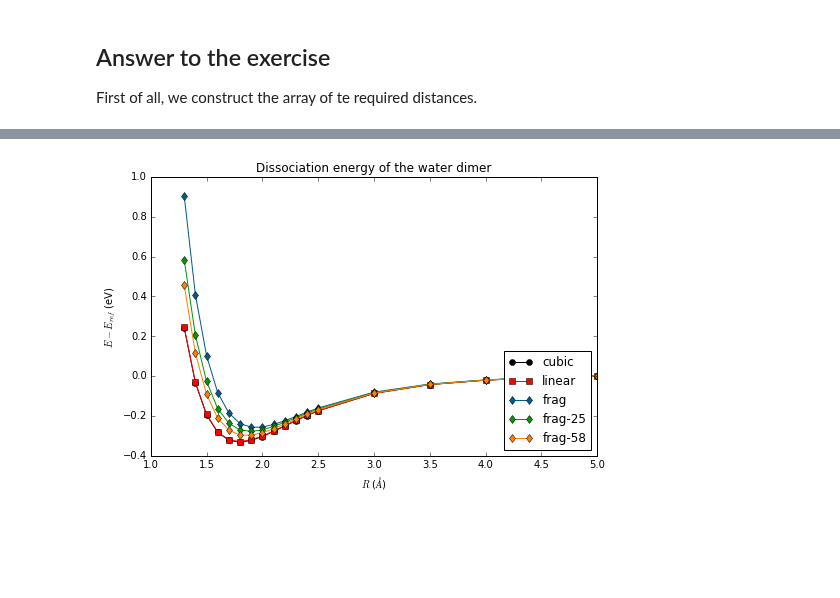
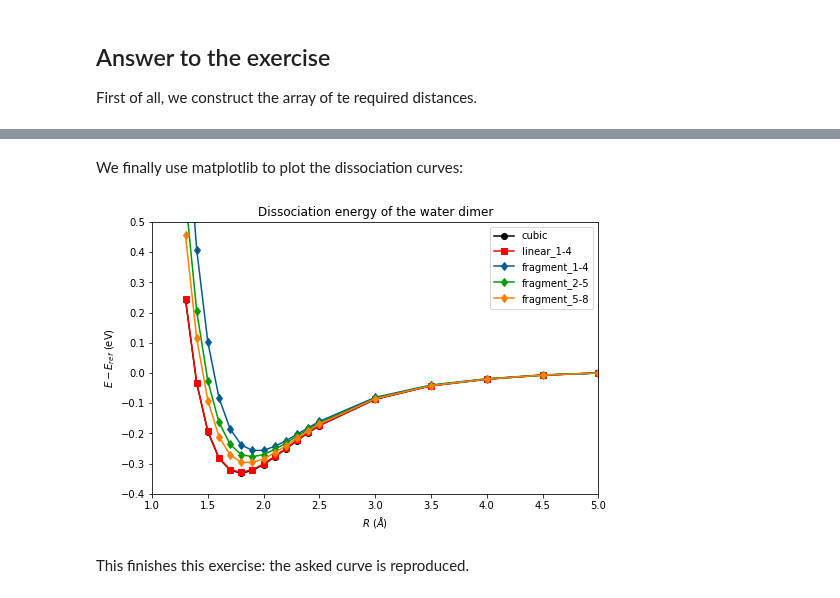
Before and after one commit to luigigenovese/BigDFT-nb, a Jupyter notebook: CDFT-H2O/calculations-dissociation-H2O-dimer.ipynb, the cells around one changed output, grey strips where cells are left out. Cells and saved outputs as stored; diff of their text form; code cells hidden in the pictures; blank space fills up the shorter version.

Commit message:
Changes in the fragment H2O tutorial

```diff
--- a/CDFT-H2O/calculations-dissociation-H2O-dimer.ipynb
+++ b/CDFT-H2O/calculations-dissociation-H2O-dimer.ipynb
@@ -196,8 +355,8 @@ Logfile log-dimer-5.0-linear.yaml does already exist!
 # %% [markdown]
 Compare the linear and fragment energies for the three different distances. You will notice that they are very similar for the large separation where the molecules are weakly interacting, with a moderate error for the equilibrium calculation and a very large error for the short distance. This is unsurprising, as the fragment approach is intended for well separated molecules and is expected to break down at small distances. In other terms, the basis set superposition error (BSSE) is large. When using the fragment approach it is therefore important to consider whether the approximation that it represents is valid in your case.
 # %%
-from BigDFT import Logfiles as lf
+dimer_logs = find_files('*_1-4/dimer_*/log-dimer.yaml')
 for logfile in dimer_logs:
     log = lf.Logfile(logfile)
-    print logfile+": "+str(log.energy)
+    print(logfile+": "+str(log.energy))
 # %% [output]
@@ -423,20 +601,19 @@ Logfile log-dimer-5.0-cubic.yaml does already exist!
 # %%
-#Collect the data
-HtoeV = 27.211396132 #Conversion Hartree to meV
-import glob
-names = [ 'cubic', 'linear', 'frag', 'frag-25', 'frag-58' ]
+HatoeV = 27.211396132 #Hartree to eV conversion factor
+setups = ['cubic', 'linear_1-4', 'fragment_1-4', 'fragment_2-5', 'fragment_5-8']
 curves = []
-for name in names:
-    lfiles = glob.glob('log-dimer-*-%s.yaml' % name)
-    lfiles.sort()
-    data = {'distances': [], 'energies': [], 'legend': name}
-    for fname in lfiles:
-        print fname,
-        log = lf.Logfile(fname)
+for setup in setups:
+    #lfiles = glob.glob('log-dimer-*-%s.yaml' % name)
+    logs = find_files(setup+"/dimer_*/log-dimer.yaml")
+    logs.sort()
+    data = {'distances': [], 'energies': [], 'legend': setup}
+    for logname in logs:
+        #print fname
+        log = lf.Logfile(logname)
         data['distances'].append(log.log['posinp']['positions'][3]['O'][0])
         data['energies'].append(log.energy)
     if len(data['energies']) > 0:
         eref = data['energies'][-1]
-        data['energies'] = [ HtoeV*(e-eref) for e in data['energies'] ]
-        print data['energies']
+        data['energies'] = [ HatoeV*(e-eref) for e in data['energies'] ]
+        #print data['energies']
     curves.append(data)
@@ -449,22 +620,24 @@ log-dimer-1.3-frag-58.yaml log-dimer-1.4-frag-58.yaml log-dimer-1.5-frag-58.yaml
+# %% [markdown]
+We finally use matplotlib to plot the dissociation curves:
 # %%
-import matplotlib.pyplot as plt
 # Lists of markers and colors (for matplotlib)
-colors = ['#74a9cf', '#2b8cbe', '#045a8d', '#009900', '#FF8000']
 colors = ['#000000', '#ff0000', '#045a8d', '#009900', '#FF8000']
-markers = ['o','s','d','d','d']
+markers = ['o', 's', 'd', 'd', 'd']
 
+# Plot with matplotlib
 plt.figure(figsize=(8,5))
-# Plot with matplotlib
 for i, data in enumerate(curves):
     plt.plot(data['distances'], data['energies'], marker=markers[i],
              ls='-', label=data['legend'], color=colors[i])
-#plt.ylim([-0.4, 0.5])
+plt.ylim([-0.4, 0.5])
 plt.xlim([1.0, 5.0])
 plt.xlabel('$R$ ($\AA$)')
 plt.ylabel('$E-E_{ref}$ (eV)')
 plt.title('Dissociation energy of the water dimer')
-plt.legend(loc=4)
+plt.legend(loc=0)
 plt.show()
 # %% [output]
-[figure, old version]
+[figure, new version]
+# %% [markdown]
+This finishes this exercise: the asked curve is reproduced.
 # %% [markdown]
```
Also changed, not shown: parts of 52 cells of this notebook, 2 other files.
